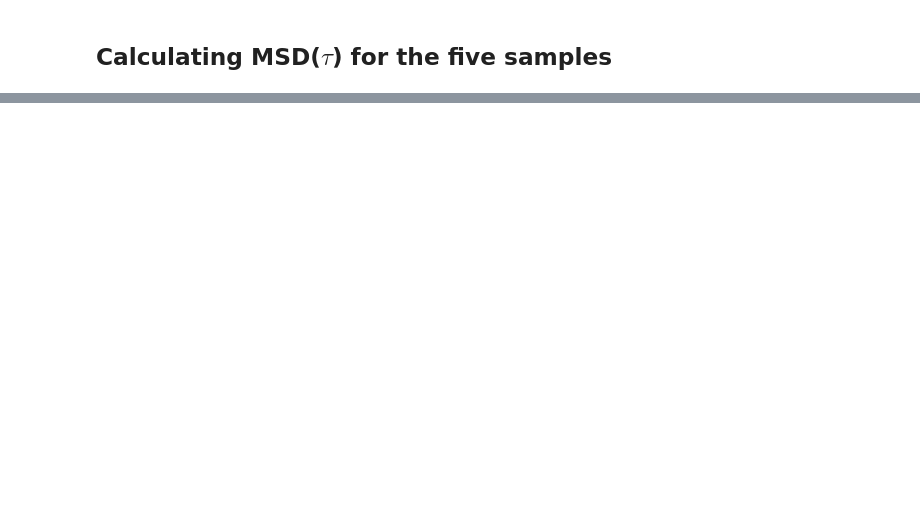
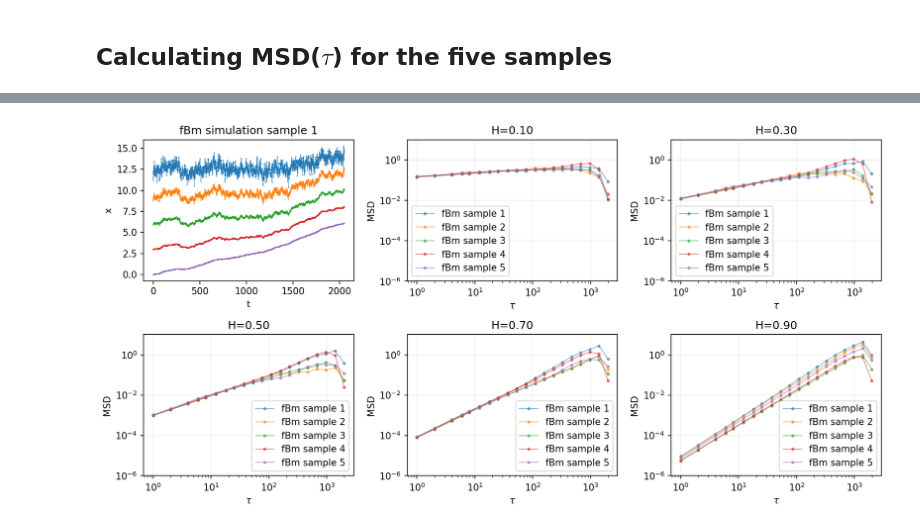
Before and after one commit to reneprincipejr/Physics-305---White-Noise-Analysis, a Jupyter notebook: Programming Assignments/Programming Assignment 1.ipynb, the cells around one changed output, grey strips where cells are left out. Saved outputs shown, nothing was run; the diff lists cells and outputs as text; code cells hidden in the pictures; blank space fills up the shorter version.

```diff
--- a/Programming Assignments/Programming Assignment 1.ipynb
+++ b/Programming Assignments/Programming Assignment 1.ipynb
@@ -389,0 +452,22 @@ for i, tau in enumerate(delta_vals):
+# %%
+# generate plot for 1 sample
+i_samp = 0 # select sample to plot (by index)
+plt.figure(dpi = 150, figsize = (12,6))
+plt.subplot(2,3,1)
+plt.plot(fBm_simulations[i_samp], marker = '.', ls = '-', lw = 0.3, ms = 0.7)
+plt.xlabel("t")
+plt.ylabel("x")
+plt.title("fBm simulation sample " + str(i_samp+1))
+# plt.legend(ncol=3)
+
+for i in np.arange(5):
+    plt.subplot(2,3,i+2)
+    plot_MSD_fBm(n_samp = 5, H_n = i, delta_vals = delta_vals)
+    plt.ylim(1e-6,10)
+#     plot_PDF_fBm(sample = i_samp, H_n = i, tau_test = 10, xlimit = 5, n_bins = 50)
+
+plt.subplots_adjust(bottom=0.1, right=0.8, top=0.9, hspace=0.5, wspace=0.5)
+plt.tight_layout()
+plt.show()
+# %% [output]
+[figure, added]
```
Also changed, not shown: parts of 12 cells of this notebook.
